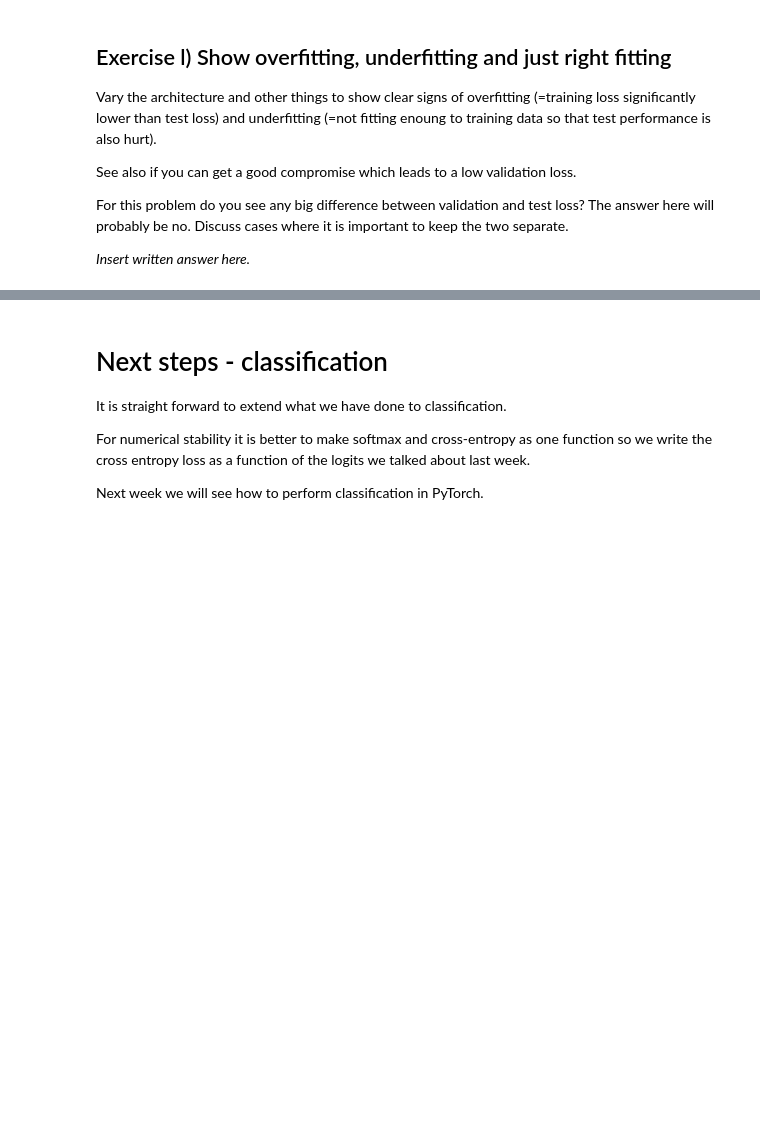
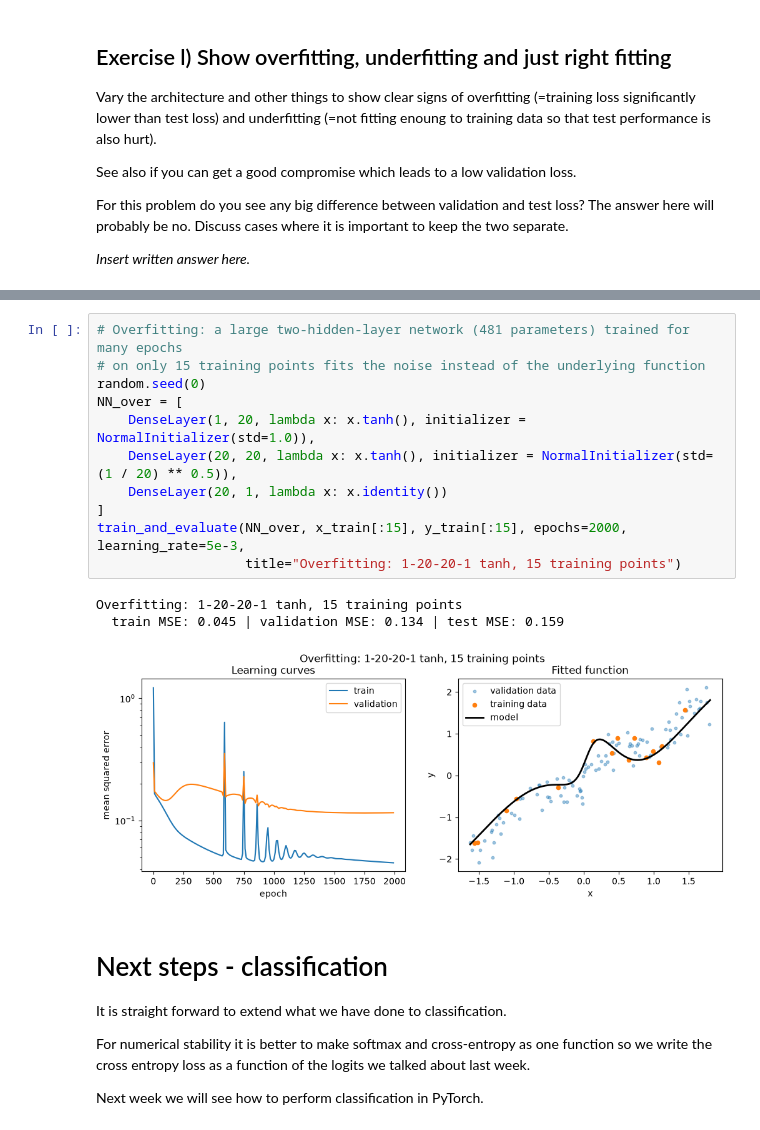
Before and after one commit to juh6973/ndak24002u_deep_learning, a Jupyter notebook: assignment1/DL_AutoDiff_Nanograd.ipynb, the cells around one changed output, grey strips where cells are left out. Drawn from its saved outputs; the diff is of its cells as text; blank space fills up the shorter version.

```diff
--- a/assignment1/DL_AutoDiff_Nanograd.ipynb
+++ b/assignment1/DL_AutoDiff_Nanograd.ipynb
@@ -800,3 +1022,18 @@ _Insert written answer here._
+# %%
+# Overfitting: a large two-hidden-layer network (481 parameters) trained for many epochs
+# on only 15 training points fits the noise instead of the underlying function
+random.seed(0)
+NN_over = [
+    DenseLayer(1, 20, lambda x: x.tanh(), initializer = NormalInitializer(std=1.0)),
+    DenseLayer(20, 20, lambda x: x.tanh(), initializer = NormalInitializer(std=(1 / 20) ** 0.5)),
+    DenseLayer(20, 1, lambda x: x.identity())
+]
+train_and_evaluate(NN_over, x_train[:15], y_train[:15], epochs=2000, learning_rate=5e-3,
+                   title="Overfitting: 1-20-20-1 tanh, 15 training points")
+# %% [output]
+Overfitting: 1-20-20-1 tanh, 15 training points
+  train MSE: 0.045 | validation MSE: 0.134 | test MSE: 0.159
+[figure, added]
 # %% [markdown]
 # Next steps - classification
 
```
Also changed, not shown: parts of 26 cells of this notebook.
